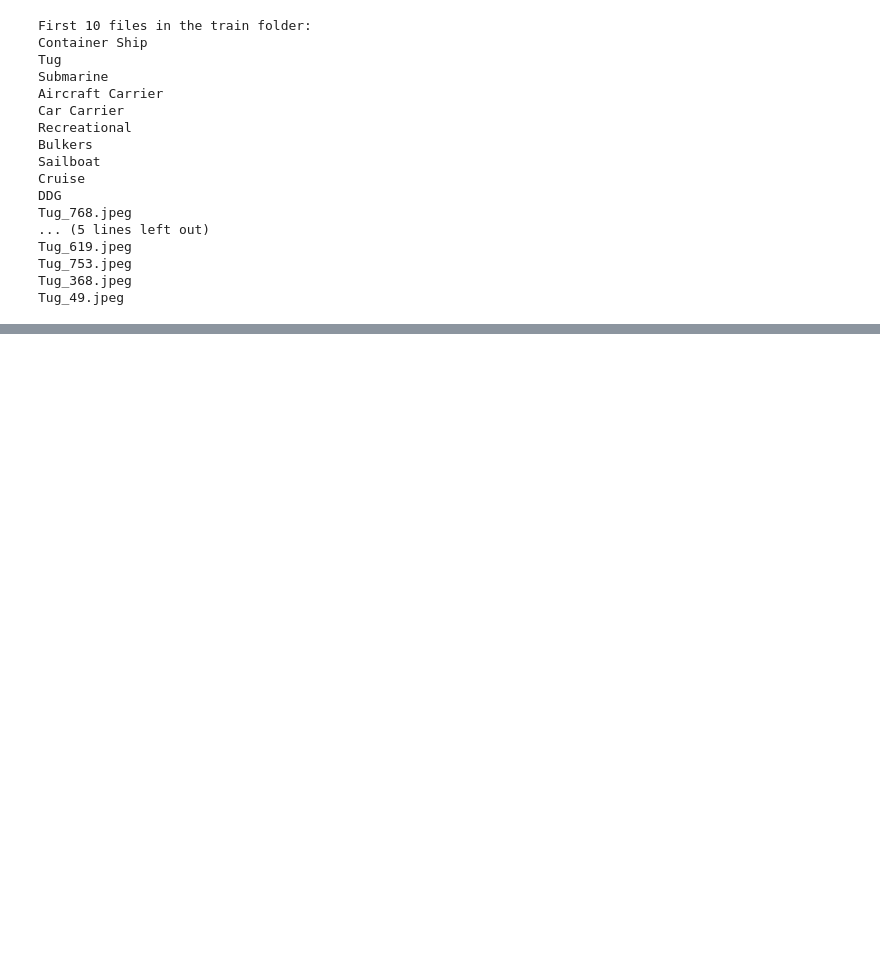
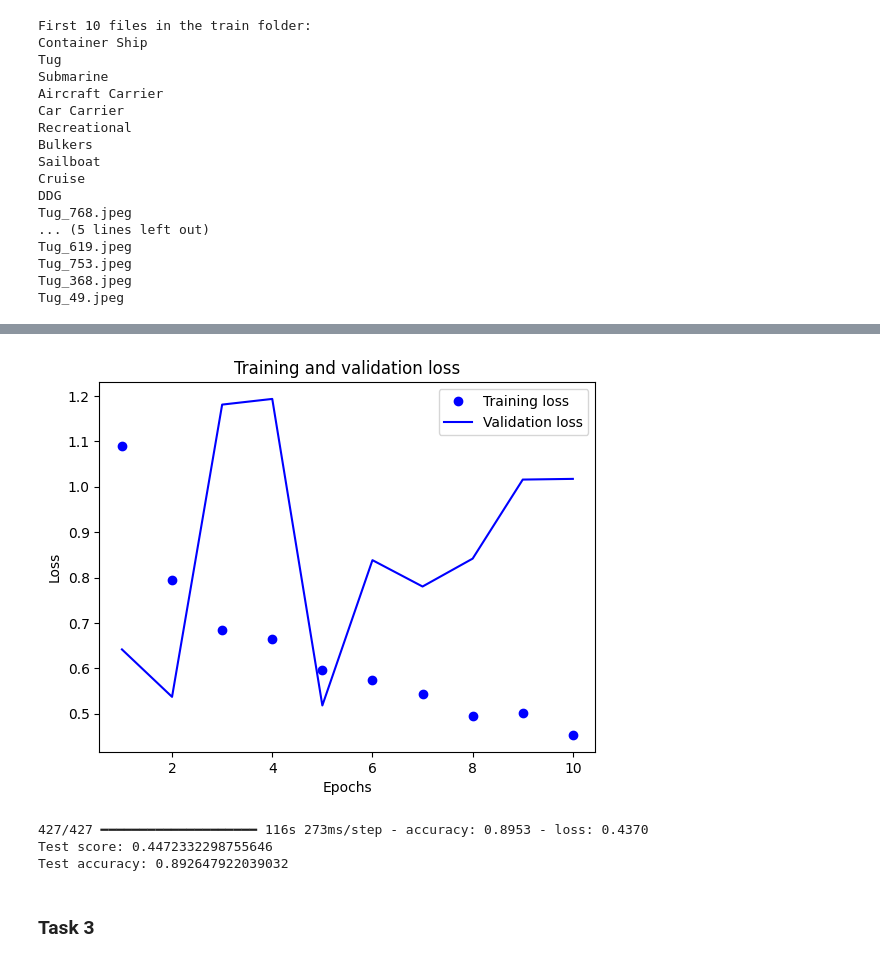
Before and after one commit to literandltx/data_analisys_labs, a Jupyter notebook: cardiotocography_lab3.ipynb, the cells around one changed output, grey strips where cells are left out. Drawn from its saved outputs; the diff is of its cells as text; code cells hidden in the pictures; blank space fills up the shorter version.

```diff
--- a/cardiotocography_lab3.ipynb
+++ b/cardiotocography_lab3.ipynb
@@ -244,0 +273,4 @@ Tug_49.jpeg
+# %%
+batch_size = 16
+image_height = int(416 / 4)
+image_width = int(600 / 4)
@@ -246,0 +478,13 @@ Tug_49.jpeg
+# %%
+tuning_model.compile(
+    optimizer='rmsprop',
+    loss=keras.losses.sparse_categorical_crossentropy,
+    metrics=['accuracy']
+)
+
+history_tuning_model_fit = tuning_model.fit(
+    train,
+    batch_size = batch_size,
+	epochs = 10,
+    validation_data = valid
+)
@@ -246,0 +512,25 @@ Tug_49.jpeg
+# %%
+history_dict = history_tuning_model_fit.history
+loss_values = history_dict["loss"]
+val_loss_values = history_dict["val_loss"]
+epochs = range(1, len(loss_values) + 1)
+
+plt.plot(epochs, loss_values, "bo", label="Training loss")
+plt.plot(epochs, val_loss_values, "b", label="Validation loss")
+plt.title("Training and validation loss")
+plt.xlabel("Epochs")
+plt.ylabel("Loss")
+plt.legend()
+plt.show()
+# %% [output]
+[figure, added]
+# %%
+score = tuning_model.evaluate(train, verbose=1)
+print('Test score:', score[0])
+print('Test accuracy:', score[1])
+# %% [output]
+427/427 ━━━━━━━━━━━━━━━━━━━━ 116s 273ms/step - accuracy: 0.8953 - loss: 0.4370
+Test score: 0.4472332298755646
+Test accuracy: 0.892647922039032
+# %% [markdown]
+### Task 3
```
Also changed, not shown: parts of 18 cells of this notebook.
